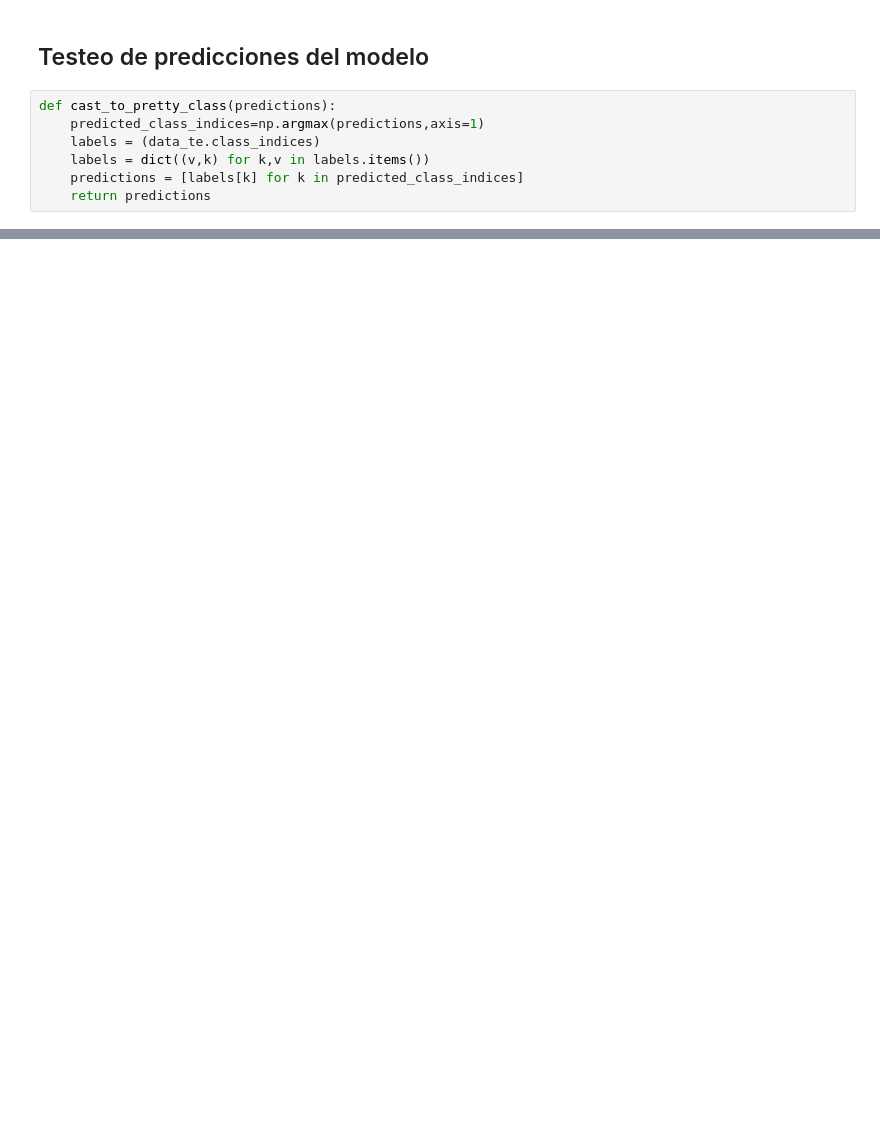
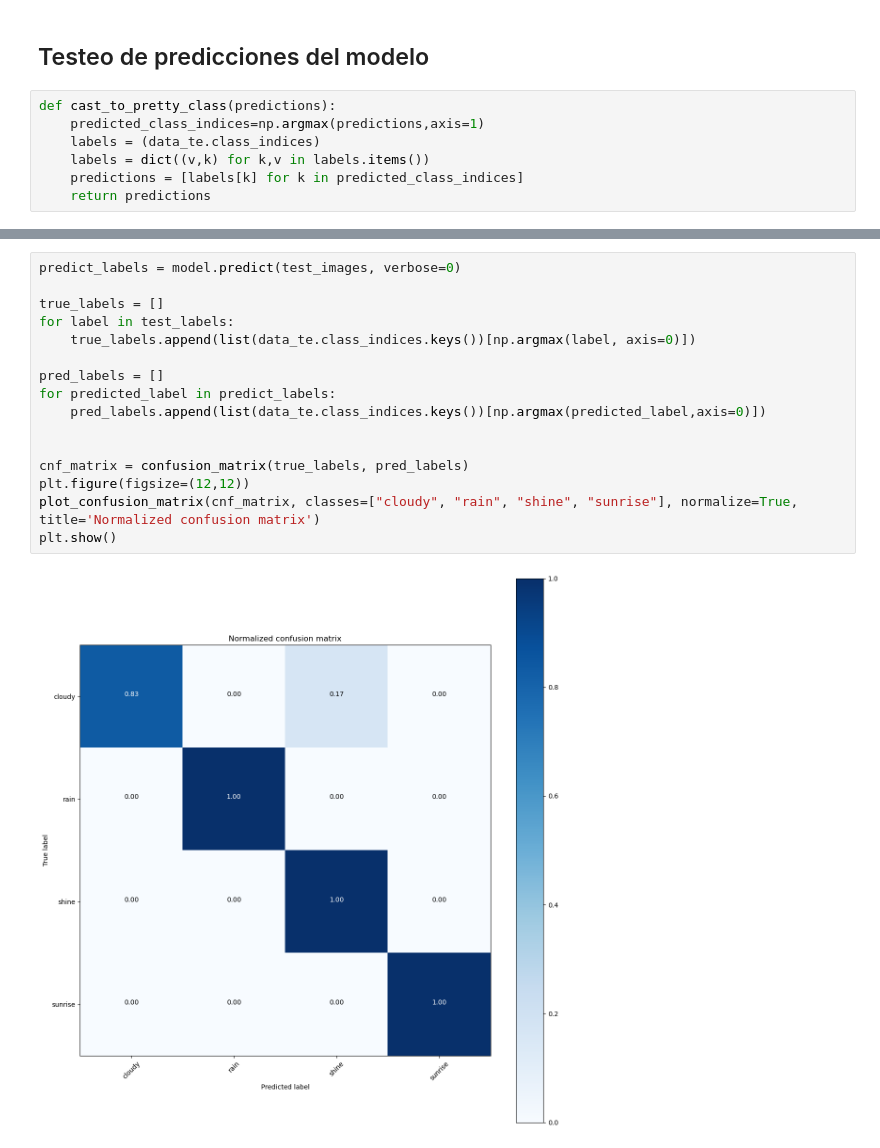
Before and after one commit to Javimh18/AplicacionesAnalisis, a Jupyter notebook: Practicas/P3/TensorFlow-22_23-IC_Qst.ipynb, the cells around one changed output, grey strips where cells are left out. Drawn from its saved outputs; the diff is of its cells as text; blank space fills up the shorter version.

```diff
--- a/Practicas/P3/TensorFlow-22_23-IC_Qst.ipynb
+++ b/Practicas/P3/TensorFlow-22_23-IC_Qst.ipynb
@@ -302,0 +363,18 @@ plt.show()
+# %%
+predict_labels = model.predict(test_images, verbose=0)
+
+true_labels = []
+for label in test_labels:
+    true_labels.append(list(data_te.class_indices.keys())[np.argmax(label, axis=0)])
+
+pred_labels = []
+for predicted_label in predict_labels:
+    pred_labels.append(list(data_te.class_indices.keys())[np.argmax(predicted_label,axis=0)])
+
+
+cnf_matrix = confusion_matrix(true_labels, pred_labels)
+plt.figure(figsize=(12,12))
+plot_confusion_matrix(cnf_matrix, classes=["cloudy", "rain", "shine", "sunrise"], normalize=True, title='Normalized confusion matrix')
+plt.show()
+# %% [output]
+[figure, added]
```
Also changed, not shown: parts of 12 cells of this notebook.
